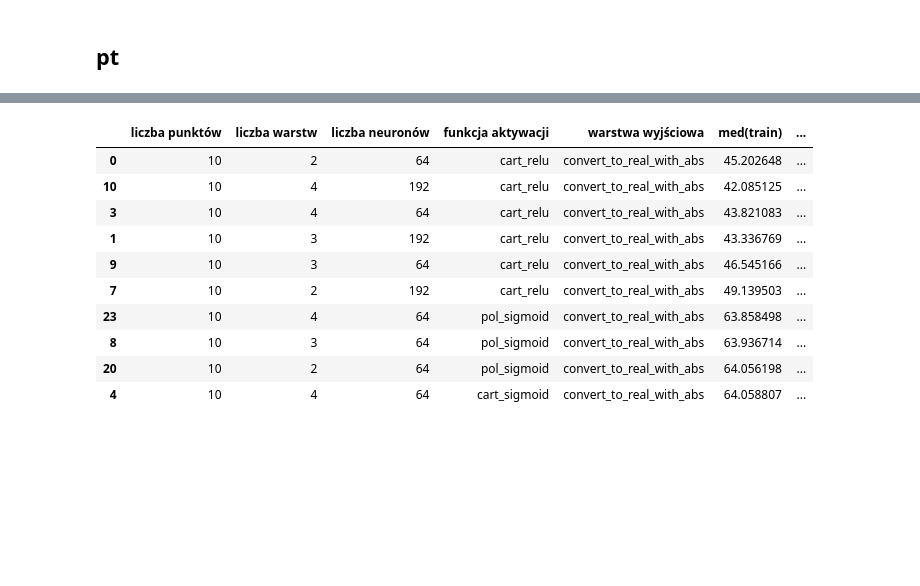
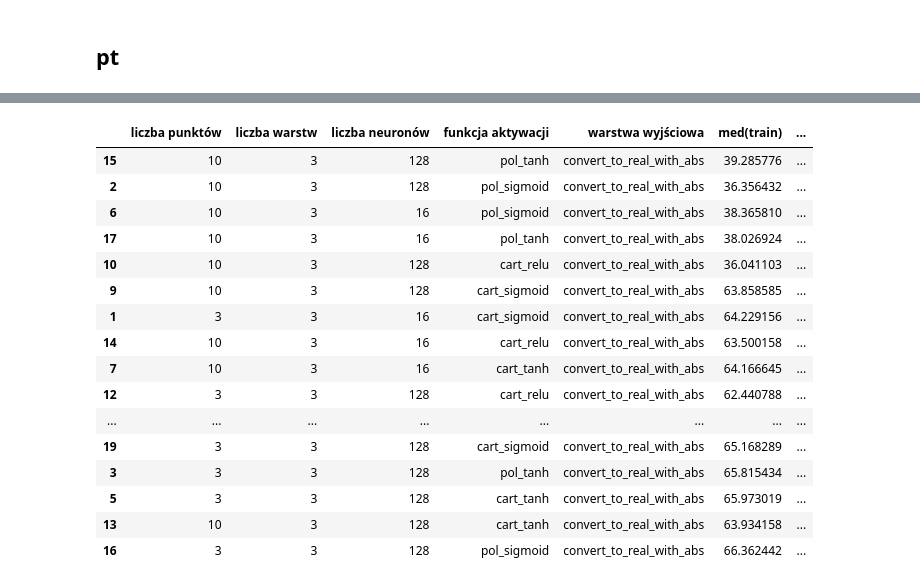
Before and after one commit to P4ndaM1x/engineering-dissertation, a Jupyter notebook: trained_models/hp_extractor.ipynb, the cells around one changed output, grey strips where cells are left out. Saved outputs shown, nothing was run; the diff lists cells and outputs as text; code cells hidden in the pictures; blank space fills up the shorter version.

```diff
--- a/trained_models/hp_extractor.ipynb
+++ b/trained_models/hp_extractor.ipynb
@@ -19,7 +19,7 @@ def hp_config_split(dataframe):
     dataframe[hp_config_format] = dataframe['hp_config'].str.rsplit('-', n=4, expand=True)
     return dataframe
 
-def construct_df_from_history_files(history_dir, metric='loss', tail_size=25):
+def construct_df_from_history_files(history_dir, metric='loss', tail_size=20):
     # history_dir = DIRECTORY + 'history/'
     hp_file_rows = []
     history_filenames = list(filter(lambda filename: 'history' in filename, os.listdir(history_dir)))
@@ -54,9 +54,15 @@ def hp_df_transform(df, metric='acc', sort_by='med(test)', ascending=False):
 
     return df.sort_values(sort_by, ascending=ascending)
 
-def get_history_filename(df_index):
+def get_history_filename(df, df_index):
     record = df.loc[df_index]
     return '-'.join([record['liczba punktów'], record['liczba warstw'], record['liczba neuronów'], record['funkcja aktywacji'], record['warstwa wyjściowa'], 'history']) + '.csv'
+
+def prepare_df_to_latex(df, ascending=False):
+    latex_df = df.copy()
+    latex_df['topologia sieci'] = latex_df['liczba punktów'] + '-' + latex_df['liczba warstw'] + 'x' + latex_df['liczba neuronów']
+    latex_df = latex_df[['topologia sieci', 'funkcja aktywacji', 'warstwa wyjściowa', 'med(train)', 'med(test)', 'std(test)']]
+    return latex_df.sort_values('med(test)', ascending=ascending)
 # %%
 MAX_ROWS = 20
 pd.set_option('display.max_rows', MAX_ROWS)
@@ -278,15 +691,21 @@ plot_metric_history_zoomed(history_df, metric = 'mean_absolute_percentage_error'
 # %%
-df = construct_df_from_history_files(ABS_ROOT_DIR_PATH + 'trained_models/pt/1700403225/history/', metric='mean_absolute_percentage_error', tail_size=25)
-df.sort_values('med(test)', ascending=True)[:MAX_ROWS]
+inv_pt_first_df = construct_df_from_history_files(ABS_ROOT_DIR_PATH + 'trained_models/pt/inv_pt-1st-search-v2/history/', metric='mean_absolute_percentage_error')
+inv_pt_first_df.sort_values('med(test)', ascending=True)[:MAX_ROWS]
 # %% [output]
 |  | liczba punktów | liczba warstw | liczba neuronów | funkcja aktywacji | warstwa wyjściowa | med(train) | ... |
-| 0 | 10 | 2 | 64 | cart_relu | convert_to_real_with_abs | 45.202648 | ... |
-| 10 | 10 | 4 | 192 | cart_relu | convert_to_real_with_abs | 42.085125 | ... |
-| 3 | 10 | 4 | 64 | cart_relu | convert_to_real_with_abs | 43.821083 | ... |
-| 1 | 10 | 3 | 192 | cart_relu | convert_to_real_with_abs | 43.336769 | ... |
-| 9 | 10 | 3 | 64 | cart_relu | convert_to_real_with_abs | 46.545166 | ... |
-| 7 | 10 | 2 | 192 | cart_relu | convert_to_real_with_abs | 49.139503 | ... |
-| 23 | 10 | 4 | 64 | pol_sigmoid | convert_to_real_with_abs | 63.858498 | ... |
-| 8 | 10 | 3 | 64 | pol_sigmoid | convert_to_real_with_abs | 63.936714 | ... |
-| 20 | 10 | 2 | 64 | pol_sigmoid | convert_to_real_with_abs | 64.056198 | ... |
-| 4 | 10 | 4 | 64 | cart_sigmoid | convert_to_real_with_abs | 64.058807 | ... |
+| 15 | 10 | 3 | 128 | pol_tanh | convert_to_real_with_abs | 39.285776 | ... |
+| 2 | 10 | 3 | 128 | pol_sigmoid | convert_to_real_with_abs | 36.356432 | ... |
+| 6 | 10 | 3 | 16 | pol_sigmoid | convert_to_real_with_abs | 38.365810 | ... |
+| 17 | 10 | 3 | 16 | pol_tanh | convert_to_real_with_abs | 38.026924 | ... |
+| 10 | 10 | 3 | 128 | cart_relu | convert_to_real_with_abs | 36.041103 | ... |
+| 9 | 10 | 3 | 128 | cart_sigmoid | convert_to_real_with_abs | 63.858585 | ... |
+| 1 | 3 | 3 | 16 | cart_sigmoid | convert_to_real_with_abs | 64.229156 | ... |
+| 14 | 10 | 3 | 16 | cart_relu | convert_to_real_with_abs | 63.500158 | ... |
+| 7 | 10 | 3 | 16 | cart_tanh | convert_to_real_with_abs | 64.166645 | ... |
+| 12 | 3 | 3 | 128 | cart_relu | convert_to_real_with_abs | 62.440788 | ... |
+| ... | ... | ... | ... | ... | ... | ... | ... |
+| 19 | 3 | 3 | 128 | cart_sigmoid | convert_to_real_with_abs | 65.168289 | ... |
+| 3 | 3 | 3 | 128 | pol_tanh | convert_to_real_with_abs | 65.815434 | ... |
+| 5 | 3 | 3 | 128 | cart_tanh | convert_to_real_with_abs | 65.973019 | ... |
+| 13 | 10 | 3 | 128 | cart_tanh | convert_to_real_with_abs | 63.934158 | ... |
+| 16 | 3 | 3 | 128 | pol_sigmoid | convert_to_real_with_abs | 66.362442 | ... |
```
Also changed, not shown: parts of 42 cells of this notebook, 9 other files.
